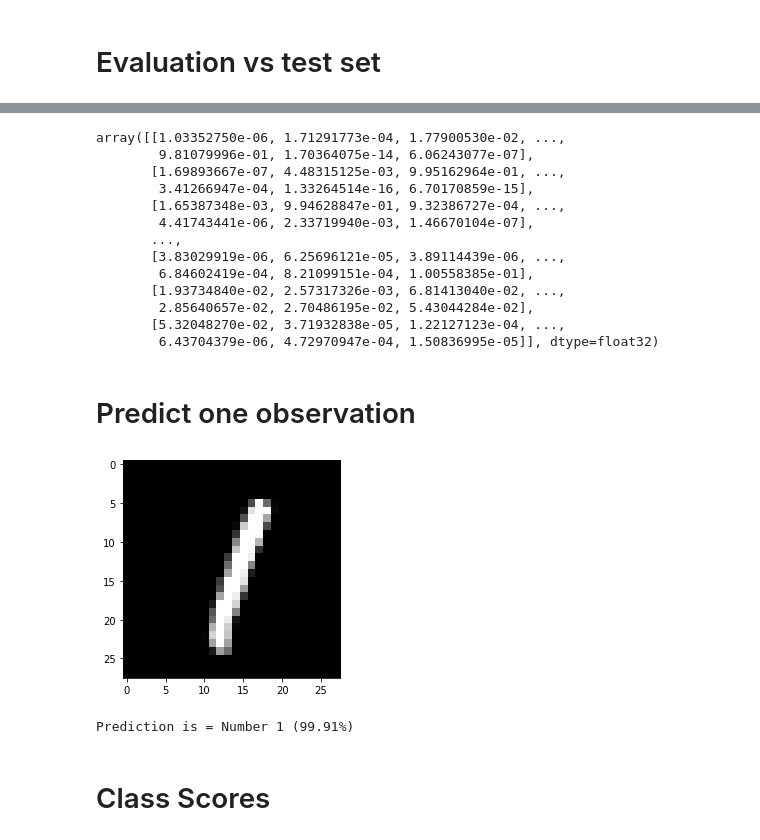
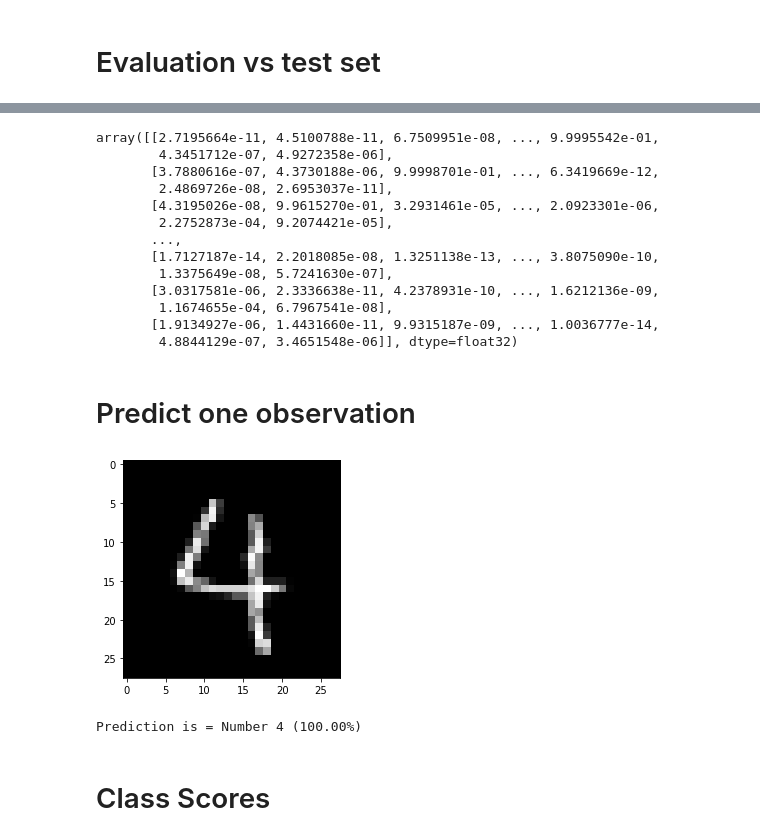
Before and after one commit to 0r4nd/HandwritingRecognition, a Jupyter notebook: notebooks/HandwritingRecognition.ipynb, the cells around one changed output, grey strips where cells are left out. Cells and saved outputs as stored; diff of their text form; code cells hidden in the pictures.

```diff
--- a/notebooks/HandwritingRecognition.ipynb
+++ b/notebooks/HandwritingRecognition.ipynb
@@ -33,8 +36,8 @@ def list_first_val(arr):
 
 def get_aabb2D(data):
     """aligned-axis bounding-box (bounding square)"""
-    x1 = 999999
-    y1 = 999999
+    x1 = 0xffff
+    y1 = 0xffff
     x2 = 0
     y2 = 0
     # y1
@@ -51,13 +54,13 @@ def get_aabb2D(data):
     # x1, x2
     for j in range(len(data)):
         ydata = data[j]
-        val = 99999
+        val = 0xffff
         last = 0
         for i in range(len(ydata)):
             if ydata[i] > 0:
                 x1 = min(x1,i)
                 x2 = max(x2,i)
-    return (x1,y1, x2,y2)
+    return (x1,y1, x2+1,y2+1)
 
 def get_X_aabb2D(X):
     aabbs = []
@@ -76,7 +79,7 @@ def write_aabb_csv(X, path):
     df.to_csv(path, index=False)
     return aabb
 
-def get_data(generate_aabb = False):
+def get_data():
     (X_train, y_train), (X_test, y_test) = datasets.mnist.load_data(path="mnist.npz")
     #train_test_split(self.train_index , test_size = 0.25, random_state=1)
 
@@ -84,11 +87,16 @@ def get_data(generate_aabb = False):
     if os.path.isfile('aabb_train.csv'):
         aabb_train = read_aabb_csv('aabb_train.csv')
         aabb_test = read_aabb_csv('aabb_test.csv')
+        print("bounding-squares csv loaded")
     else: # or compute them (slow!)
         aabb_train = write_aabb_csv(X_train, 'aabb_train.csv')
         aabb_test = write_aabb_csv(X_test, 'aabb_test.csv')
+        print("bounging-squares csv computed")
+    #display(df_train)
 
-    #display(df_train)
+    # scaling
+    X_train = X_train / 255.
+    X_test = X_test / 255.
     return (X_train,y_train), (X_test,y_test), (aabb_train, aabb_test)
 
 (X_train,y_train), (X_test,y_test), (aabb_train, aabb_test) = get_data()
@@ -252,34 +274,34 @@ The accuracy on the test set is of 86.93 %
 # %%
 model.predict(X_test)
 # %% [output]
-array([[1.03352750e-06, 1.71291773e-04, 1.77900530e-02, ...,
-        9.81079996e-01, 1.70364075e-14, 6.06243077e-07],
-       [1.69893667e-07, 4.48315125e-03, 9.95162964e-01, ...,
-        3.41266947e-04, 1.33264514e-16, 6.70170859e-15],
-       [1.65387348e-03, 9.94628847e-01, 9.32386727e-04, ...,
-        4.41743441e-06, 2.33719940e-03, 1.46670104e-07],
+array([[2.7195664e-11, 4.5100788e-11, 6.7509951e-08, ..., 9.9995542e-01,
+        4.3451712e-07, 4.9272358e-06],
+       [3.7880616e-07, 4.3730188e-06, 9.9998701e-01, ..., 6.3419669e-12,
+        2.4869726e-08, 2.6953037e-11],
+       [4.3195026e-08, 9.9615270e-01, 3.2931461e-05, ..., 2.0923301e-06,
+        2.2752873e-04, 9.2074421e-05],
        ...,
-       [3.83029919e-06, 6.25696121e-05, 3.89114439e-06, ...,
-        6.84602419e-04, 8.21099151e-04, 1.00558385e-01],
-       [1.93734840e-02, 2.57317326e-03, 6.81413040e-02, ...,
-        2.85640657e-02, 2.70486195e-02, 5.43044284e-02],
-       [5.32048270e-02, 3.71932838e-05, 1.22127123e-04, ...,
-        6.43704379e-06, 4.72970947e-04, 1.50836995e-05]], dtype=float32)
+       [1.7127187e-14, 2.2018085e-08, 1.3251138e-13, ..., 3.8075090e-10,
+        1.3375649e-08, 5.7241630e-07],
+       [3.0317581e-06, 2.3336638e-11, 4.2378931e-10, ..., 1.6212136e-09,
+        1.1674655e-04, 6.7967541e-08],
+       [1.9134927e-06, 1.4431660e-11, 9.9315187e-09, ..., 1.0036777e-14,
+        4.8844129e-07, 3.4651548e-06]], dtype=float32)
 # %% [markdown]
 # Predict one observation
 # %%
-label = 5
+label = 2
 
 predicted = list(model.predict(np.array([X_test[label]]))[0])
 #print("prediction table:", predicted)
 plt.imshow(X_test[label], cmap='gray')
 plt.show()
 
 predicted_label = labels[predicted.index(max(predicted))]
 print("Prediction is =", predicted_label, f"({max(predicted)*100:.2f}%)")
 # %% [output]
-[figure, old version]
+[figure, new version]
-Prediction is = Number 1 (99.91%)
+Prediction is = Number 4 (100.00%)
 # %% [markdown]
 # Class Scores
 # %%
```
Also changed, not shown: parts of 10 cells of this notebook.
